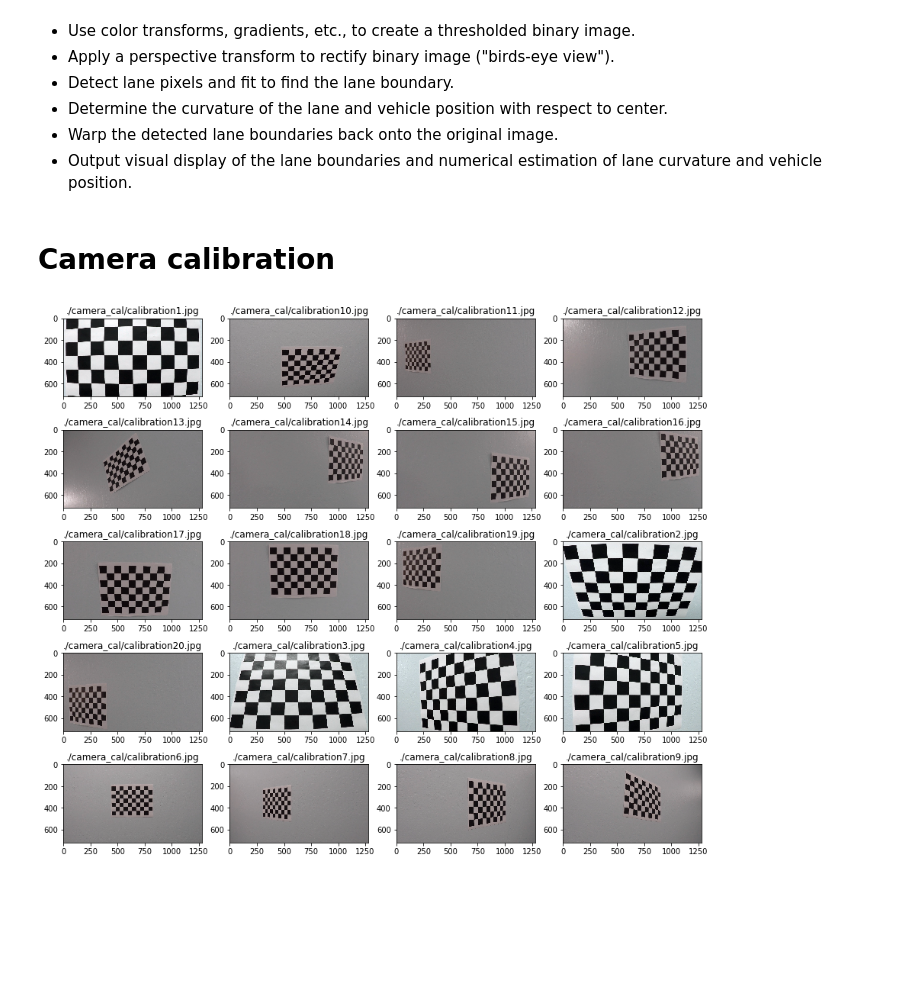
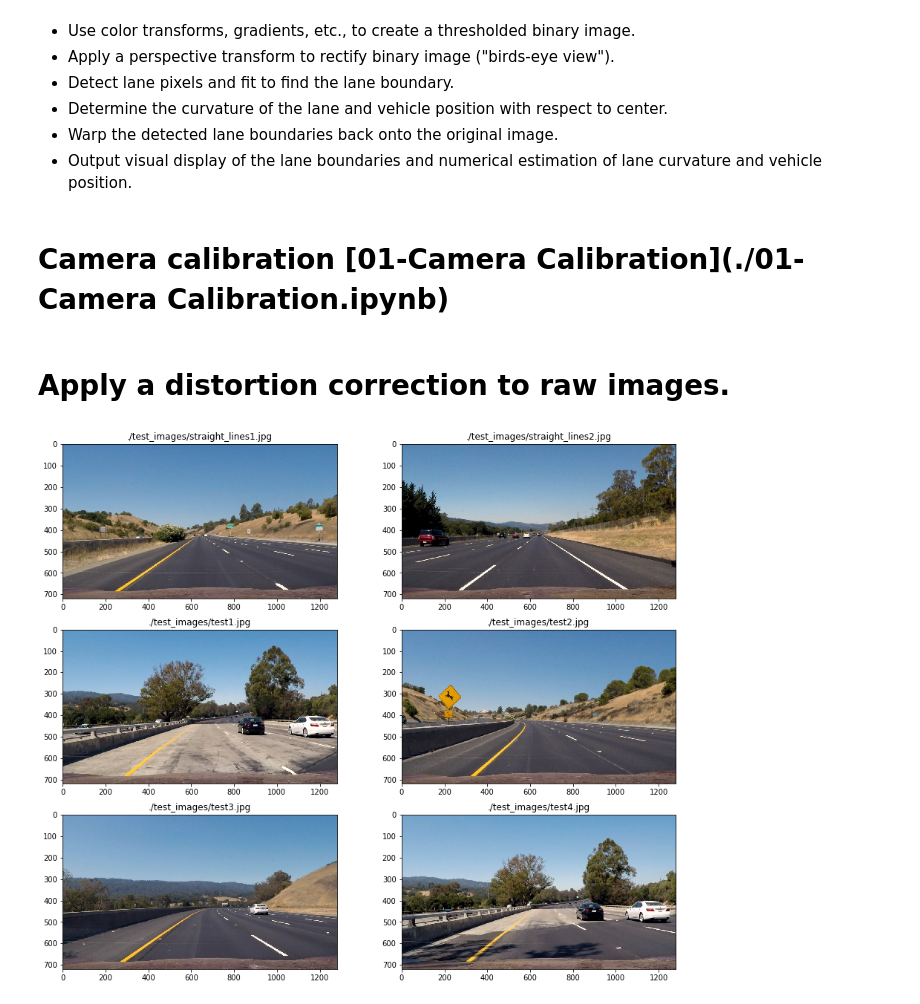
Before and after one commit to darienmt/CarND-Advanced-Lane-Lines-P4, a Jupyter notebook: Advance Lane Lines.ipynb, the cells around one changed output. Cells and saved outputs as stored; diff of their text form; code cells hidden in the pictures; blank space fills up the shorter version.

Commit message:
Camera calibration and color exploration

```diff
--- a/Advance Lane Lines.ipynb
+++ b/Advance Lane Lines.ipynb
@@ -14,2 +21,2 @@ The goals / steps of this project are the following:
 # %% [markdown]
-# Camera calibration
+# Camera calibration [01-Camera Calibration](./01-Camera Calibration.ipynb)
@@ -22,20 +27,23 @@ import matplotlib.pyplot as plt
+# %% [markdown]
+# Apply a distortion correction to raw images.
 # %%
-# Load calibration images.
-calibrationImages = list(map(lambda imageFileName: (imageFileName, cv2.imread(imageFileName)), glob.glob('./camera_cal/c*.jpg')))
+# Load test images.
+testImages = list(map(lambda imageFileName: (imageFileName, cv2.imread(imageFileName)),
+                      glob.glob('./test_images/*.jpg')))
 # %%
 def showImages(images, cols = 4, rows = 5, figsize=(15,10)):
     """
     Display `images` on a [`cols`, `rows`] subplot grid.
     """
     imgLength = len(images)
     fig, axes = plt.subplots(rows, cols, figsize=figsize)
     indexes = range(cols * rows)
     for ax, index in zip(axes.flat, indexes):
         if index < imgLength:
             imagePathName, image = images[index]
             ax.imshow(image)
             ax.set_title(imagePathName)
 
-showImages(calibrationImages, 4, 5, (15, 13))
+showImages(list(map(lambda img: (img[0], cv2.cvtColor(img[1], cv2.COLOR_BGR2RGB)),testImages)), 2, 3, (15, 13))
 # %% [output]
-[figure, old version]
+[figure, new version]
```
Also changed, not shown: parts of 8 cells of this notebook, 2 other files.
